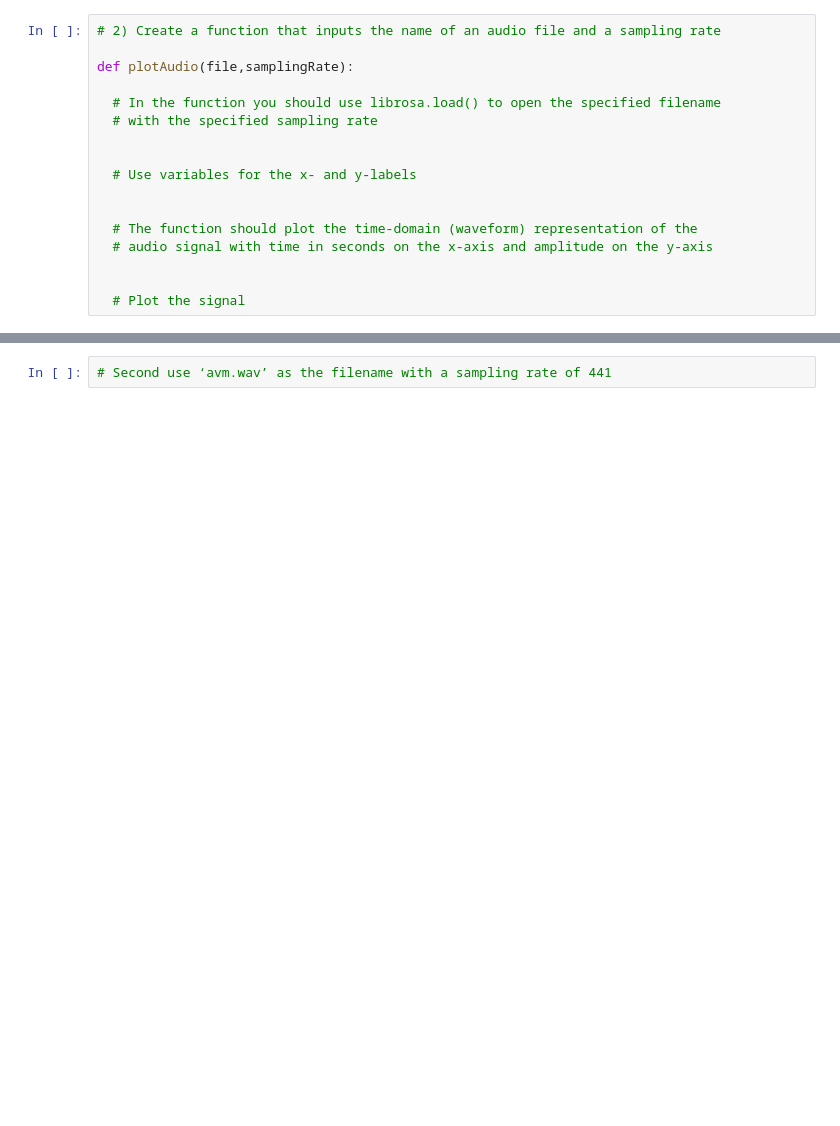
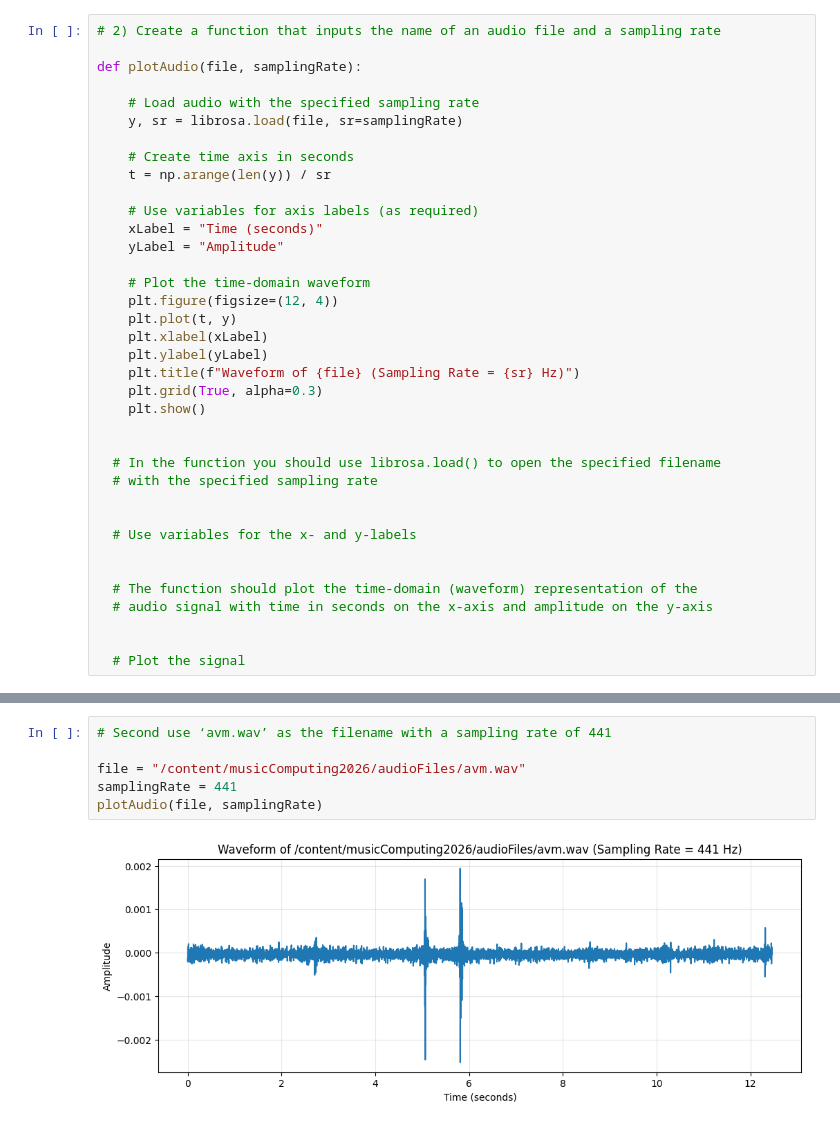
Before and after one commit to christian8184/MUSC-3264, a Jupyter notebook: labAssignment1.ipynb, the cells around one changed output, grey strips where cells are left out. Saved outputs shown, nothing was run; the diff lists cells and outputs as text; blank space fills up the shorter version.

```diff
--- a/labAssignment1.ipynb
+++ b/labAssignment1.ipynb
@@ -20,7 +15,27 @@ Resolving deltas: 100% (21/21), done.
 # %%
 # 2) Create a function that inputs the name of an audio file and a sampling rate
 
-def plotAudio(file,samplingRate):
+def plotAudio(file, samplingRate):
+
+    # Load audio with the specified sampling rate
+    y, sr = librosa.load(file, sr=samplingRate)
+
+    # Create time axis in seconds
+    t = np.arange(len(y)) / sr
+
+    # Use variables for axis labels (as required)
+    xLabel = "Time (seconds)"
+    yLabel = "Amplitude"
+
+    # Plot the time-domain waveform
+    plt.figure(figsize=(12, 4))
+    plt.plot(t, y)
+    plt.xlabel(xLabel)
+    plt.ylabel(yLabel)
+    plt.title(f"Waveform of {file} (Sampling Rate = {sr} Hz)")
+    plt.grid(True, alpha=0.3)
+    plt.show()
+
 
   # In the function you should use librosa.load() to open the specified filename
   # with the specified sampling rate
@@ -44,2 +61,8 @@ plotAudio(file,samplingRate)
 # %%
 # Second use ‘avm.wav’ as the filename with a sampling rate of 441
+
+file = "/content/musicComputing2026/audioFiles/avm.wav"
+samplingRate = 441
+plotAudio(file, samplingRate)
+# %% [output]
+[figure, added]
```
Also changed, not shown: parts of 2 cells of this notebook.
